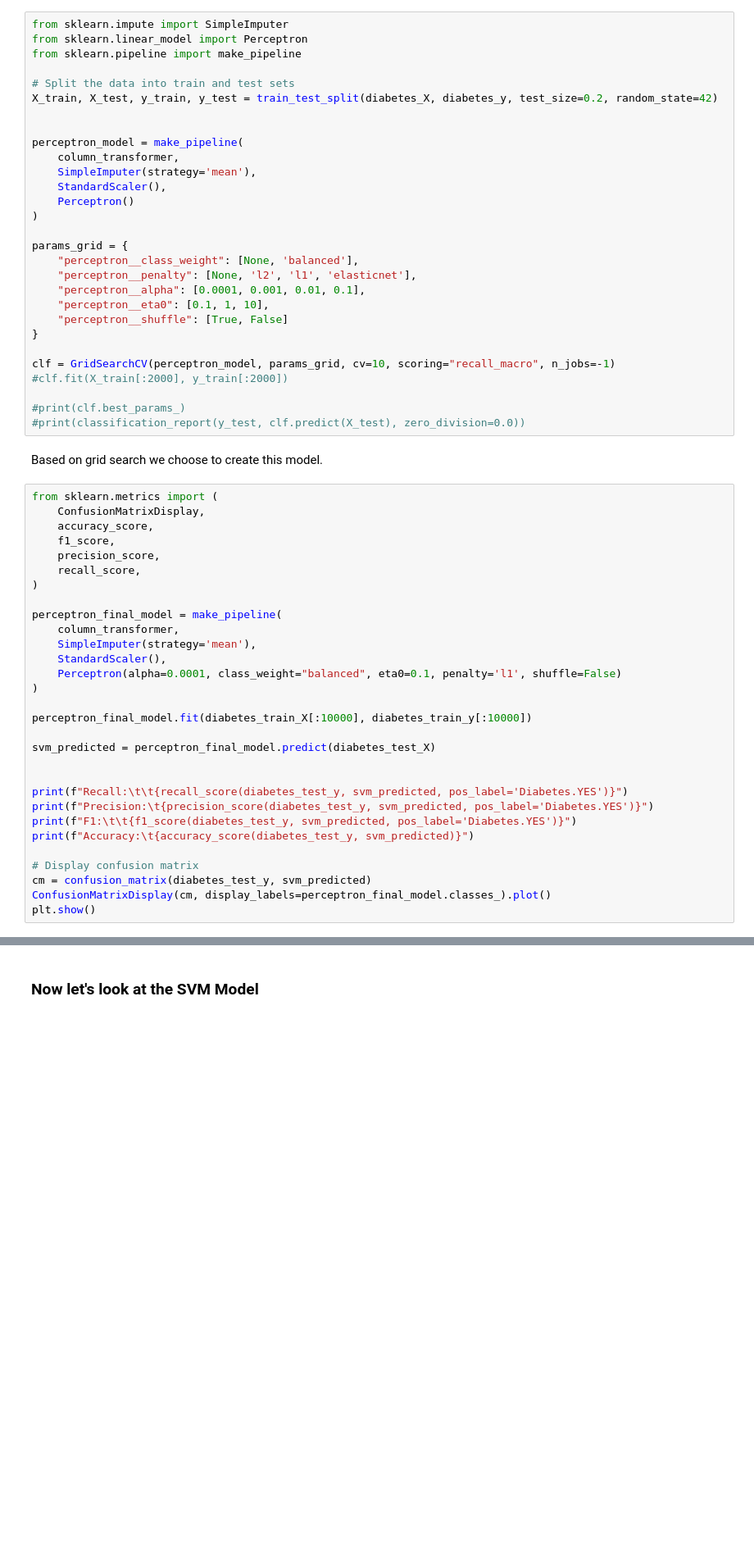
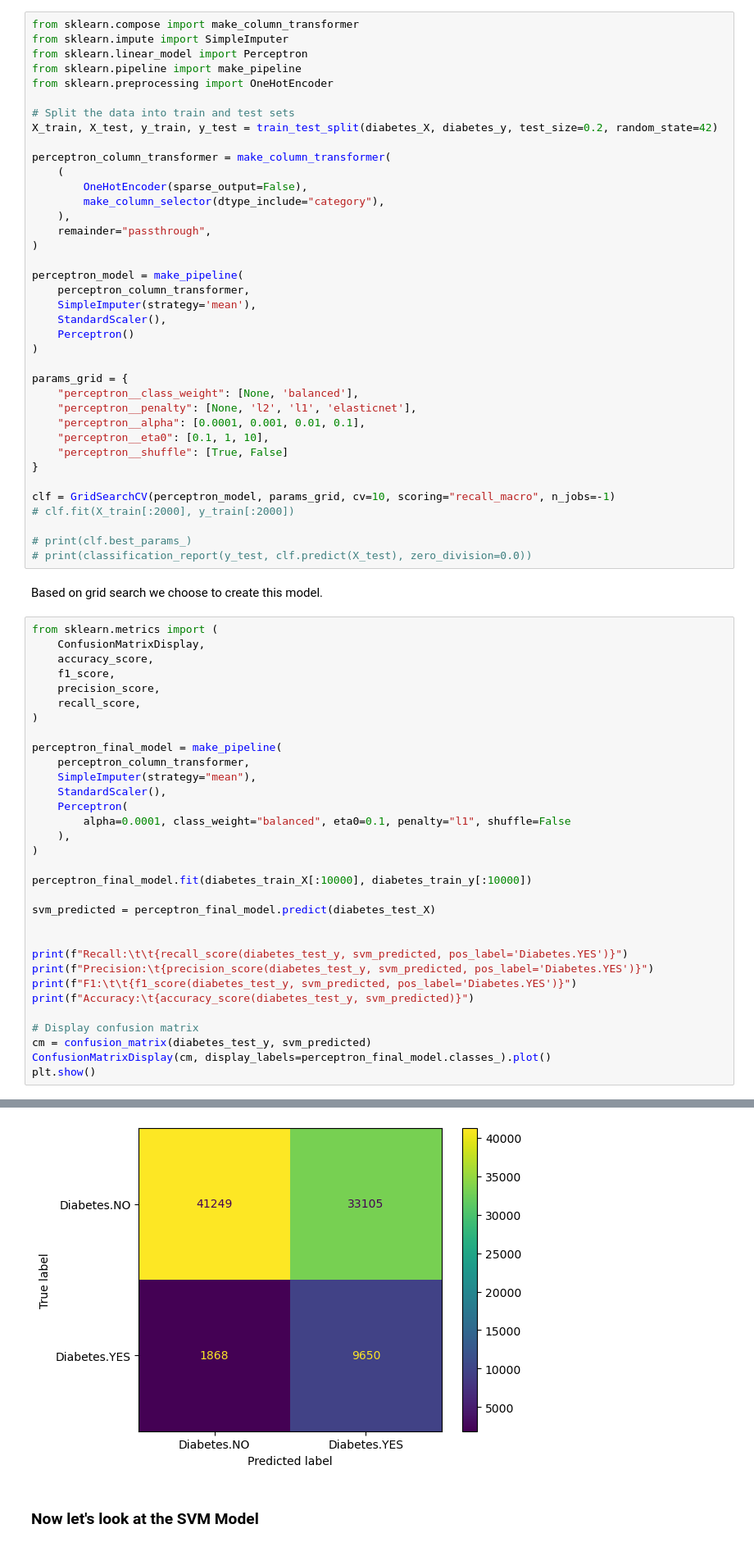
Before and after one commit to ralisv/IB031-Diabetes, a Jupyter notebook: solution.ipynb, the cells around one changed output, grey strips where cells are left out. Shown: that part at 82% size. Saved outputs shown, nothing was run; the diff lists cells and outputs as text; blank space fills up the shorter version.

```diff
--- a/solution.ipynb
+++ b/solution.ipynb
@@ -253,16 +255,25 @@ one_hot_encoded_dataset.info()
 # %% [markdown]
 ### And next a perceptron.
 # %%
+from sklearn.compose import make_column_transformer
 from sklearn.impute import SimpleImputer
 from sklearn.linear_model import Perceptron
 from sklearn.pipeline import make_pipeline
+from sklearn.preprocessing import OneHotEncoder
 
 # Split the data into train and test sets
 X_train, X_test, y_train, y_test = train_test_split(diabetes_X, diabetes_y, test_size=0.2, random_state=42)
 
+perceptron_column_transformer = make_column_transformer(
+    (
+        OneHotEncoder(sparse_output=False),
+        make_column_selector(dtype_include="category"),
+    ),
+    remainder="passthrough",
+)
 
 perceptron_model = make_pipeline(
-    column_transformer,
+    perceptron_column_transformer,
     SimpleImputer(strategy='mean'),
     StandardScaler(),
     Perceptron()
@@ -277,10 +288,10 @@ params_grid = {
 }
 
 clf = GridSearchCV(perceptron_model, params_grid, cv=10, scoring="recall_macro", n_jobs=-1)
-#clf.fit(X_train[:2000], y_train[:2000])
+# clf.fit(X_train[:2000], y_train[:2000])
 
-#print(clf.best_params_)
-#print(classification_report(y_test, clf.predict(X_test), zero_division=0.0))
+# print(clf.best_params_)
+# print(classification_report(y_test, clf.predict(X_test), zero_division=0.0))
 # %% [markdown]
 Based on grid search we choose to create this model.
 # %%
@@ -293,10 +304,12 @@ from sklearn.metrics import (
 )
 
 perceptron_final_model = make_pipeline(
-    column_transformer,
-    SimpleImputer(strategy='mean'),
+    perceptron_column_transformer,
+    SimpleImputer(strategy="mean"),
     StandardScaler(),
-    Perceptron(alpha=0.0001, class_weight="balanced", eta0=0.1, penalty='l1', shuffle=False)
+    Perceptron(
+        alpha=0.0001, class_weight="balanced", eta0=0.1, penalty="l1", shuffle=False
+    ),
 )
 
 perceptron_final_model.fit(diabetes_train_X[:10000], diabetes_train_y[:10000])
@@ -313,3 +326,4 @@ print(f"Accuracy:\t{accuracy_score(diabetes_test_y, svm_predicted)}")
 cm = confusion_matrix(diabetes_test_y, svm_predicted)
 ConfusionMatrixDisplay(cm, display_labels=perceptron_final_model.classes_).plot()
 plt.show()
+# %% [output]
@@ -316,3 +334,4 @@ plt.show()
+[figure, added]
 # %% [markdown]
 ### Now let's look at the SVM Model
 # %%
```
Also changed, not shown: parts of 9 cells of this notebook.
